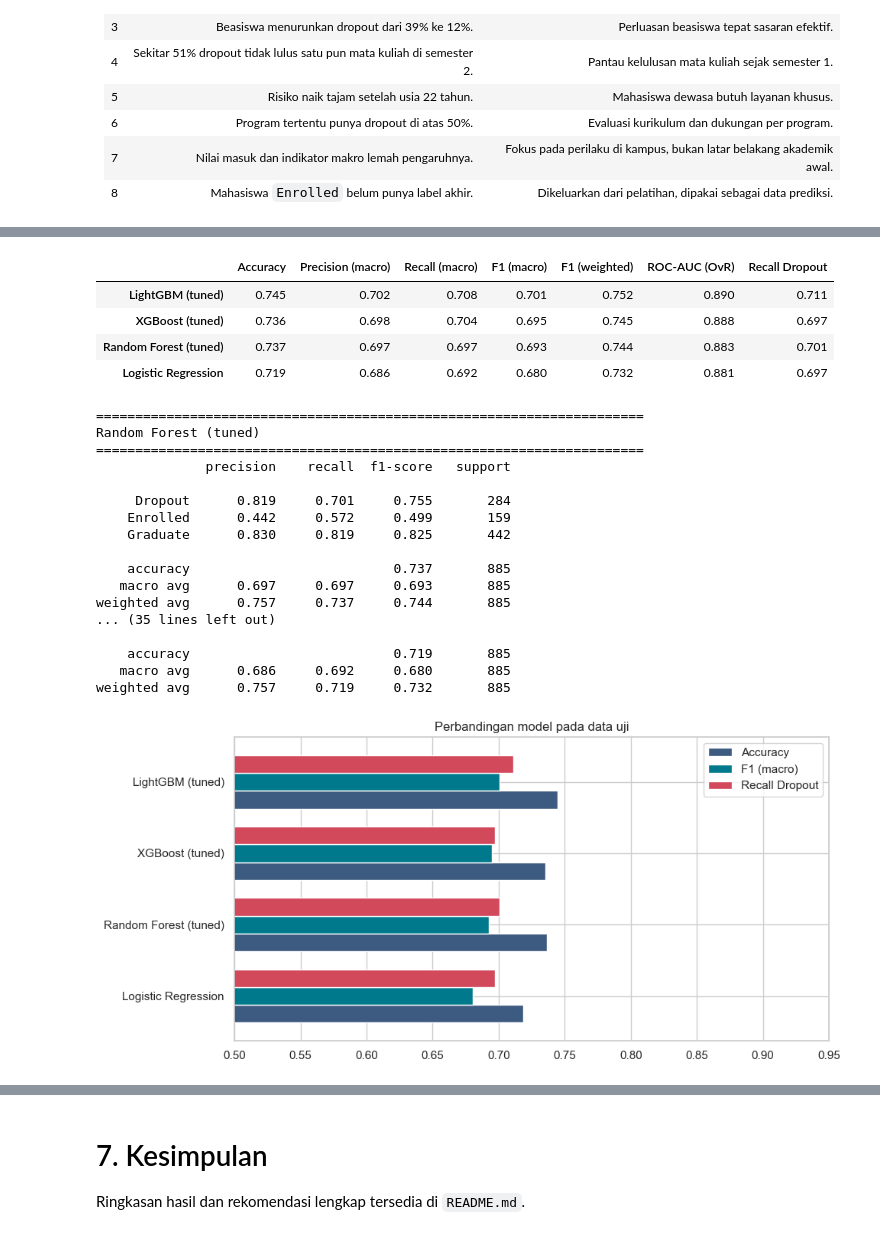
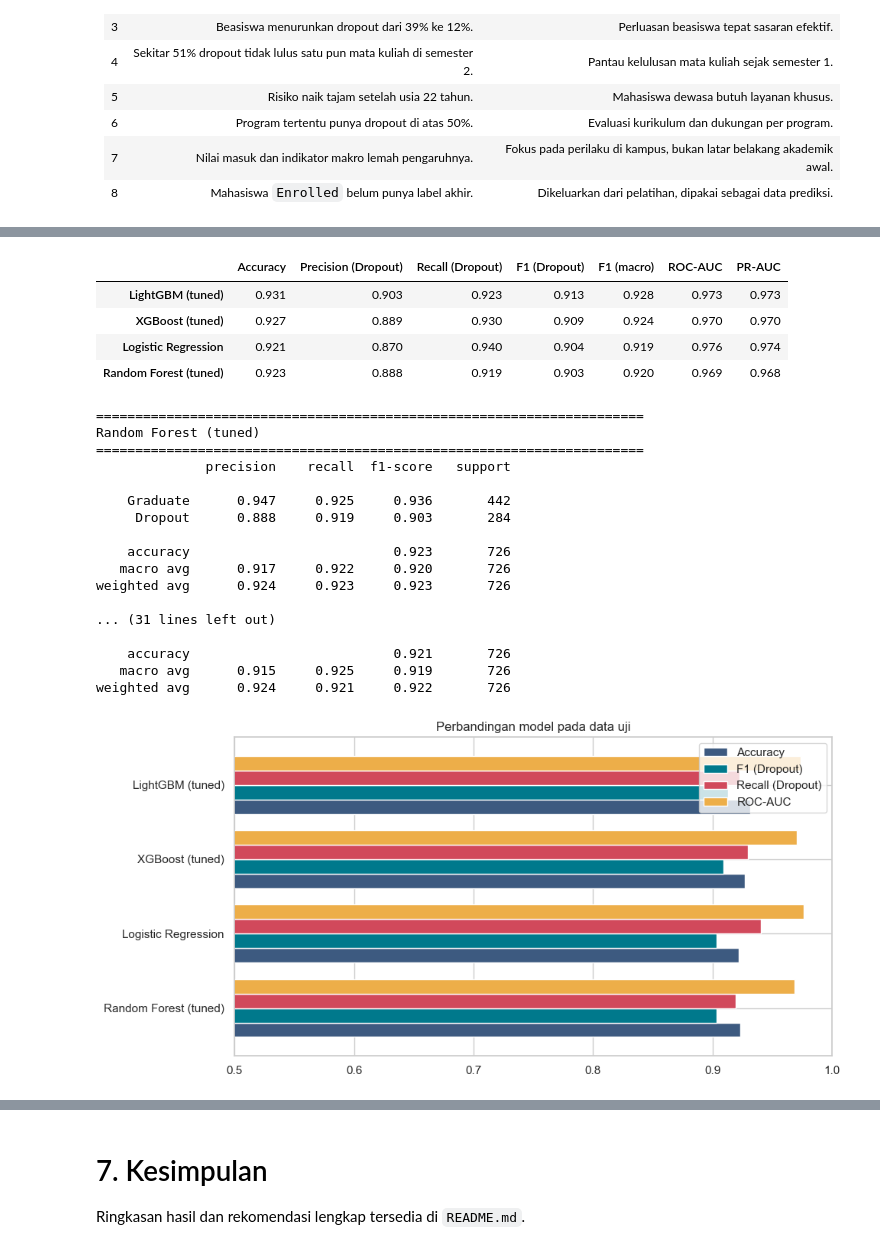
Before and after one commit to putraharifin/student-dropout-predictor, a Jupyter notebook: notebook.ipynb, the cells around one changed output, grey strips where cells are left out. Saved outputs shown, nothing was run; the diff lists cells and outputs as text; code cells hidden in the pictures.

```diff
--- a/notebook.ipynb
+++ b/notebook.ipynb
@@ -831,9 +869,9 @@ def buat_model(nama):
         return RandomForestClassifier(n_estimators=300, min_samples_leaf=2, class_weight="balanced",
                                       n_jobs=-1, random_state=RANDOM_STATE)
     if nama == "XGBoost":
-        return XGBClassifier(objective="multi:softprob", n_estimators=300, learning_rate=0.05,
+        return XGBClassifier(objective="binary:logistic", n_estimators=300, learning_rate=0.05,
                              max_depth=4, subsample=0.8, colsample_bytree=0.8,
-                             eval_metric="mlogloss", n_jobs=-1, random_state=RANDOM_STATE)
+                             eval_metric="logloss", n_jobs=-1, random_state=RANDOM_STATE)
     if nama == "LightGBM":
         return LGBMClassifier(n_estimators=300, learning_rate=0.05, num_leaves=15, subsample=0.8,
                               subsample_freq=1, colsample_bytree=0.8, class_weight="balanced",
@@ -847,7 +885,7 @@ def buat_pipeline(nama, kolom=None):
 
 
 def fit_params(nama, y_data):
-    """XGBoost tidak punya class_weight untuk multikelas, jadi kita pakai sample_weight."""
+    """XGBoost tidak memakai class_weight, jadi kita pakai sample_weight."""
     if nama == "XGBoost":
         return {"model__sample_weight": compute_sample_weight("balanced", y_data)}
     return {}
@@ -859,10 +897,12 @@ skf = StratifiedKFold(n_splits=5, shuffle=True, random_state=RANDOM_STATE)
 hasil_cv = []
 for nama in NAMA_MODEL:
     cv = cross_validate(buat_pipeline(nama), X_train, y_train, cv=skf, n_jobs=1,
-                        scoring=["accuracy", "f1_macro"], params=fit_params(nama, y_train))
+                        scoring=["accuracy", "f1", "recall", "roc_auc"], params=fit_params(nama, y_train))
     hasil_cv.append({"Model": nama,
-                     "CV Accuracy": cv["test_accuracy"].mean(), "CV Accuracy (std)": cv["test_accuracy"].std(),
-                     "CV Macro F1": cv["test_f1_macro"].mean(), "CV Macro F1 (std)": cv["test_f1_macro"].std()})
+                     "CV Accuracy": cv["test_accuracy"].mean(),
+                     "CV F1 Dropout": cv["test_f1"].mean(), "CV F1 (std)": cv["test_f1"].std(),
+                     "CV Recall Dropout": cv["test_recall"].mean(),
+                     "CV ROC-AUC": cv["test_roc_auc"].mean()})
 tabel_cv = pd.DataFrame(hasil_cv).set_index("Model")
 tabel_cv
 # %% [output]
@@ -906,12 +946,12 @@ ruang_param = {
 
 model_tuned, ringkas_tuning = {}, []
 for nama, grid in ruang_param.items():
-    cari = RandomizedSearchCV(buat_pipeline(nama), grid, n_iter=8, scoring="f1_macro",
+    cari = RandomizedSearchCV(buat_pipeline(nama), grid, n_iter=10, scoring="f1",
                               cv=StratifiedKFold(3, shuffle=True, random_state=RANDOM_STATE),
                               random_state=RANDOM_STATE, n_jobs=1, refit=True)
     cari.fit(X_train, y_train, **fit_params(nama, y_train))
     model_tuned[nama] = cari.best_estimator_
-    ringkas_tuning.append({"Model": nama, "Best CV Macro F1": cari.best_score_,
+    ringkas_tuning.append({"Model": nama, "Best CV F1 Dropout": cari.best_score_,
                            "Best params": {k.replace("model__", ""): v for k, v in cari.best_params_.items()}})
 
 model_tuned["Logistic Regression"] = buat_pipeline("Logistic Regression").fit(X_train, y_train)
@@ -933,57 +973,60 @@ Data uji belum pernah dilihat model selama pelatihan maupun tuning.
 # %%
-def evaluasi(model, X_eval, y_eval):
-    pred = model.predict(X_eval)
-    proba = model.predict_proba(X_eval)
+from sklearn.metrics import average_precision_score, precision_recall_curve, roc_curve
+
+def evaluasi(model, X_eval, y_eval, ambang=0.5):
+    p = model.predict_proba(X_eval)[:, 1]
+    pred = (p >= ambang).astype(int)
     return {
         "Accuracy": accuracy_score(y_eval, pred),
-        "Precision (macro)": precision_score(y_eval, pred, average="macro"),
-        "Recall (macro)": recall_score(y_eval, pred, average="macro"),
+        "Precision (Dropout)": precision_score(y_eval, pred),
+        "Recall (Dropout)": recall_score(y_eval, pred),
+        "F1 (Dropout)": f1_score(y_eval, pred),
         "F1 (macro)": f1_score(y_eval, pred, average="macro"),
-        "F1 (weighted)": f1_score(y_eval, pred, average="weighted"),
-        "ROC-AUC (OvR)": roc_auc_score(y_eval, proba, multi_class="ovr"),
-        "Recall Dropout": recall_score(y_eval, pred, labels=[0], average=None)[0],
+        "ROC-AUC": roc_auc_score(y_eval, p),
+        "PR-AUC": average_precision_score(y_eval, p),
     }
 
 semua = {f"{n} (tuned)" if n != "Logistic Regression" else n: m for n, m in model_tuned.items()}
 tabel_uji = pd.DataFrame({n: evaluasi(m, X_test, y_test) for n, m in semua.items()}).T
-tabel_uji.sort_values("F1 (macro)", ascending=False)
+tabel_uji.sort_values("F1 (Dropout)", ascending=False)
 # %% [output]
-|  | Accuracy | Precision (macro) | Recall (macro) | F1 (macro) | F1 (weighted) | ROC-AUC (OvR) | Recall Dropout |
-| LightGBM (tuned) | 0.745 | 0.702 | 0.708 | 0.701 | 0.752 | 0.890 | 0.711 |
-| XGBoost (tuned) | 0.736 | 0.698 | 0.704 | 0.695 | 0.745 | 0.888 | 0.697 |
-| Random Forest (tuned) | 0.737 | 0.697 | 0.697 | 0.693 | 0.744 | 0.883 | 0.701 |
-| Logistic Regression | 0.719 | 0.686 | 0.692 | 0.680 | 0.732 | 0.881 | 0.697 |
+|  | Accuracy | Precision (Dropout) | Recall (Dropout) | F1 (Dropout) | F1 (macro) | ROC-AUC | PR-AUC |
+| LightGBM (tuned) | 0.931 | 0.903 | 0.923 | 0.913 | 0.928 | 0.973 | 0.973 |
+| XGBoost (tuned) | 0.927 | 0.889 | 0.930 | 0.909 | 0.924 | 0.970 | 0.970 |
+| Logistic Regression | 0.921 | 0.870 | 0.940 | 0.904 | 0.919 | 0.976 | 0.974 |
+| Random Forest (tuned) | 0.923 | 0.888 | 0.919 | 0.903 | 0.920 | 0.969 | 0.968 |
 # %%
+NAMA_KELAS = ["Graduate", "Dropout"]   # urutan sesuai kode 0 dan 1
 for nama, model in semua.items():
     print("=" * 70)
     print(nama)
     print("=" * 70)
-    print(classification_report(y_test, model.predict(X_test), target_names=STATUS_ORDER, digits=3))
+    print(classification_report(y_test, model.predict(X_test), target_names=NAMA_KELAS, digits=3))
 # %% [output]
 ======================================================================
 Random Forest (tuned)
 ======================================================================
               precision    recall  f1-score   support
 
-     Dropout      0.819     0.701     0.755       284
-    Enrolled      0.442     0.572     0.499       159
-    Graduate      0.830     0.819     0.825       442
+    Graduate      0.947     0.925     0.936       442
+     Dropout      0.888     0.919     0.903       284
 
-    accuracy                          0.737       885
-   macro avg      0.697     0.697     0.693       885
-weighted avg      0.757     0.737     0.744       885
-... (35 lines left out)
+    accuracy                          0.923       726
+   macro avg      0.917     0.922     0.920       726
+weighted avg      0.924     0.923     0.923       726
 
-    accuracy                          0.719       885
-   macro avg      0.686     0.692     0.680       885
-weighted avg      0.757     0.719     0.732       885
+... (31 lines left out)
+
+    accuracy                          0.921       726
+   macro avg      0.915     0.925     0.919       726
+weighted avg      0.924     0.921     0.922       726
 # %%
-ax = tabel_uji[["Accuracy", "F1 (macro)", "Recall Dropout"]].sort_values("F1 (macro)").plot(
-    kind="barh", figsize=(10, 4.8), color=["#3d5a80", "#00798c", "#d1495b"], width=.75)
-ax.set_xlim(0.5, 0.95); ax.set_title("Perbandingan model pada data uji")
+ax = tabel_uji[["Accuracy", "F1 (Dropout)", "Recall (Dropout)", "ROC-AUC"]].sort_values("F1 (Dropout)").plot(
+    kind="barh", figsize=(10, 5), color=["#3d5a80", "#00798c", "#d1495b", "#edae49"], width=.78)
+ax.set_xlim(0.5, 1.0); ax.set_title("Perbandingan model pada data uji")
 plt.tight_layout(); plt.show()
 # %% [output]
-[figure, old version]
+[figure, new version]
 # %% [markdown]
 ## 5.2 Memilih model terbaik
 
```
Also changed, not shown: parts of 46 cells of this notebook, 4 other files.
